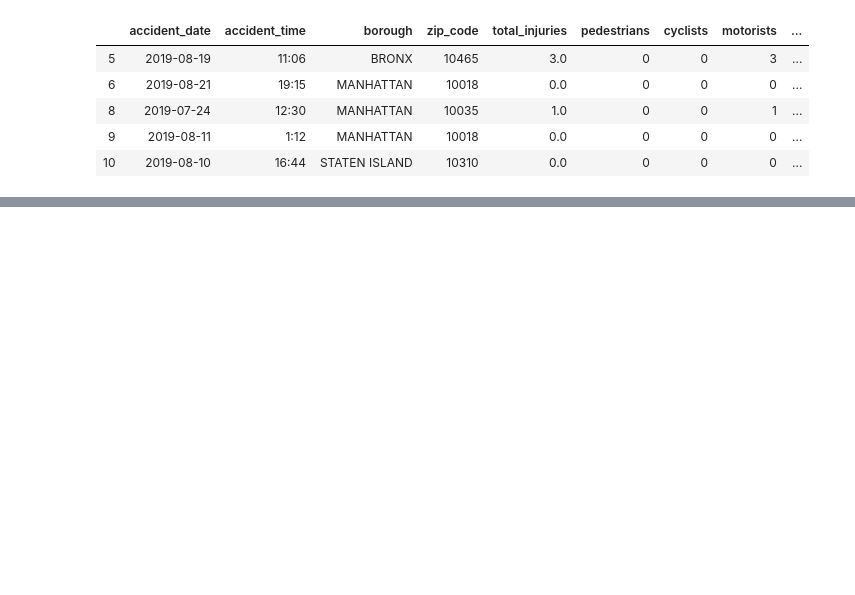
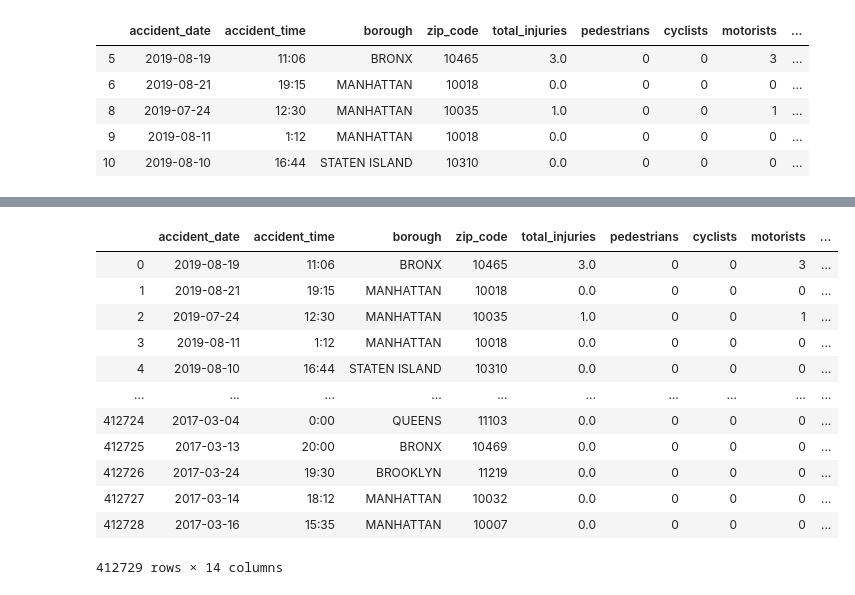
Before and after one commit to azbir3/Project_3_Visualization, a Jupyter notebook: project3data.ipynb, the cells around one changed output, grey strips where cells are left out. Cells and saved outputs as stored; diff of their text form; code cells hidden in the pictures; blank space fills up the shorter version.

```diff
--- a/project3data.ipynb
+++ b/project3data.ipynb
@@ -312,3 +269,12 @@ ValueError: ('The truth value of a Series is ambiguous. Use a.empty, a.bool(), a
+# %%
+df.loc[df['pedestrians']>=1,'injury_type']='Pedestrian'
+df.loc[df['cyclists']>=1,'injury_type']='Cyclist'
+df.loc[df['motorists']>=1,'injury_type']='Motorist'
+df.loc[df['total_injuries']==0,'injury_type']='No Injury'
+# %%
+df.loc[(df['pedestrians']>=1) & (df['motorists']>=1),'injury_type']='Mixed'
+df.loc[(df['pedestrians']>=1) & (df['cyclists']>=1),'injury_type']='Mixed'
+df.loc[(df['cyclists']>=1) & (df['motorists']>=1),'injury_type']='Mixed'
 # %%
 df.head()
 # %% [output]
@@ -318,3 +284,5 @@ df.head()
 | 8 | 2019-07-24 | 12:30 | MANHATTAN | 10035 | 1.0 | 0 | 0 | 1 | ... |
 | 9 | 2019-08-11 | 1:12 | MANHATTAN | 10018 | 0.0 | 0 | 0 | 0 | ... |
 | 10 | 2019-08-10 | 16:44 | STATEN ISLAND | 10310 | 0.0 | 0 | 0 | 0 | ... |
+# %%
+df['incident'] = 1
@@ -321,2 +298,4 @@ df.head()
+# %%
+df['year'] = df['accident_date'].dt.year
 # %%
 df.groupby(['borough','pedestrians']).count().reset_index()
@@ -341 +302,17 @@ df.groupby(['borough','pedestrians']).count().reset_index()
+# %%
+df.drop(['level_0', 'index'], axis=1)
+# %% [output]
+|  | accident_date | accident_time | borough | zip_code | total_injuries | pedestrians | cyclists | motorists | ... |
+| 0 | 2019-08-19 | 11:06 | BRONX | 10465 | 3.0 | 0 | 0 | 3 | ... |
+| 1 | 2019-08-21 | 19:15 | MANHATTAN | 10018 | 0.0 | 0 | 0 | 0 | ... |
+| 2 | 2019-07-24 | 12:30 | MANHATTAN | 10035 | 1.0 | 0 | 0 | 1 | ... |
+| 3 | 2019-08-11 | 1:12 | MANHATTAN | 10018 | 0.0 | 0 | 0 | 0 | ... |
+| 4 | 2019-08-10 | 16:44 | STATEN ISLAND | 10310 | 0.0 | 0 | 0 | 0 | ... |
+| ... | ... | ... | ... | ... | ... | ... | ... | ... | ... |
+| 412724 | 2017-03-04 | 0:00 | QUEENS | 11103 | 0.0 | 0 | 0 | 0 | ... |
+| 412725 | 2017-03-13 | 20:00 | BRONX | 10469 | 0.0 | 0 | 0 | 0 | ... |
+| 412726 | 2017-03-24 | 19:30 | BROOKLYN | 11219 | 0.0 | 0 | 0 | 0 | ... |
+| 412727 | 2017-03-14 | 18:12 | MANHATTAN | 10032 | 0.0 | 0 | 0 | 0 | ... |
+| 412728 | 2017-03-16 | 15:35 | MANHATTAN | 10007 | 0.0 | 0 | 0 | 0 | ... |
+412729 rows × 14 columns
 # %%
```
Also changed, not shown: parts of 18 cells of this notebook.
